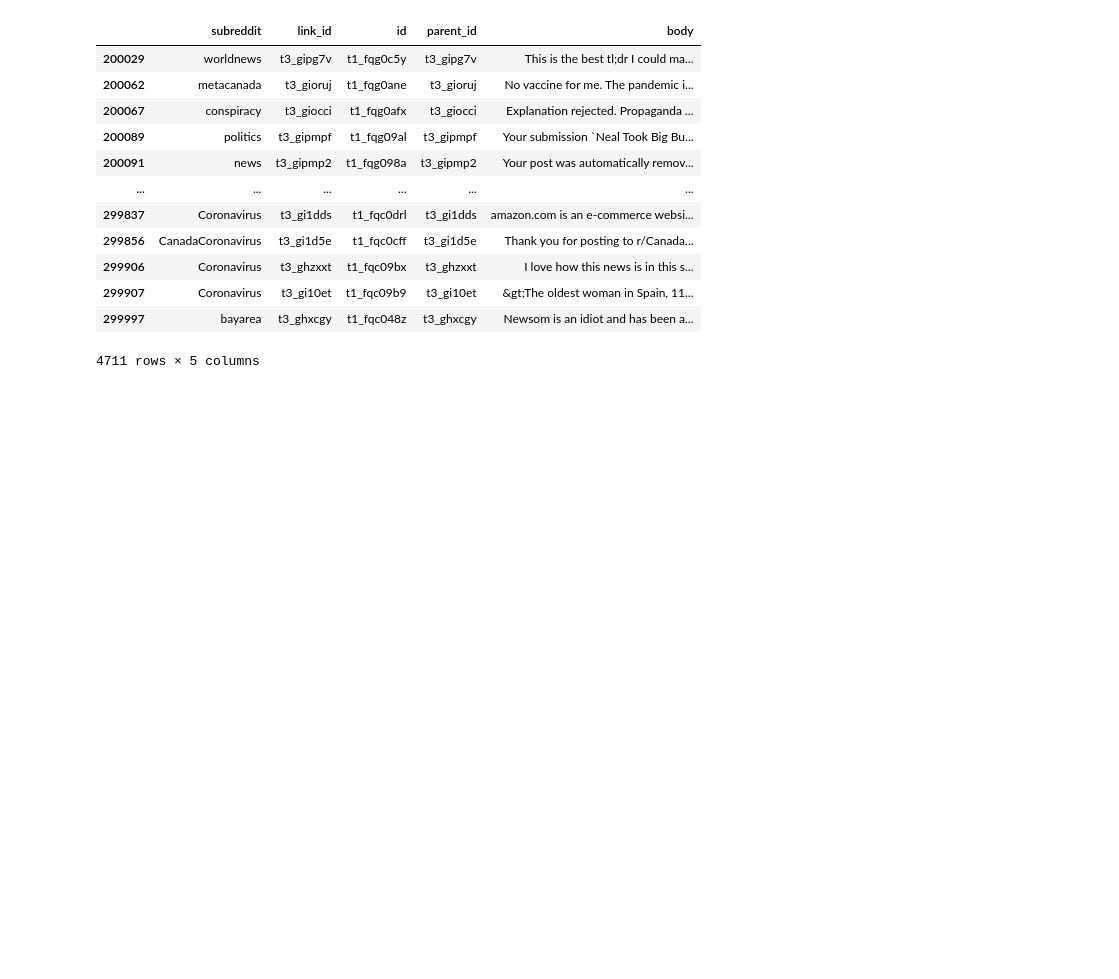
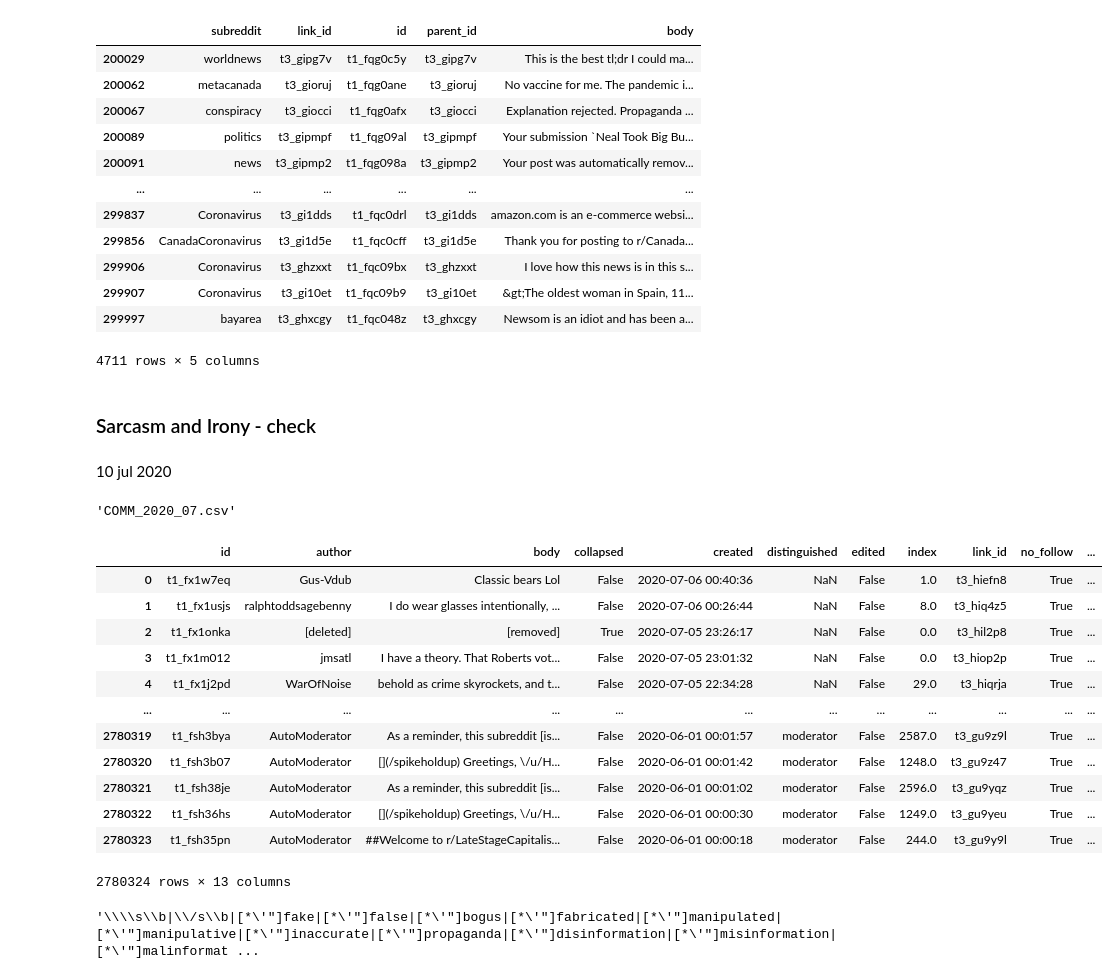
Before and after one commit to nomoteticus/reddit-disinformation, a Jupyter notebook: 3_embed/check_pos_categ.ipynb, the cells around one changed output. Cells and saved outputs as stored; diff of their text form; code cells hidden in the pictures; blank space fills up the shorter version.

Commit message:
checking missed pos

```diff
--- a/3_embed/check_pos_categ.ipynb
+++ b/3_embed/check_pos_categ.ipynb
@@ -766,3 +785,38 @@ COMM[COMM.body.str.lower().str.contains(fpm.regex_flag)]
 | 299907 | Coronavirus | t3_gi10et | t1_fqc09b9 | t3_gi10et | &gt;The oldest woman in Spain, 11... |
 | 299997 | bayarea | t3_ghxcgy | t1_fqc048z | t3_ghxcgy | Newsom is an idiot and has been a... |
 4711 rows × 5 columns
+# %% [markdown]
+### Sarcasm and Irony - check
+# %% [markdown]
+10 jul 2020
+# %%
+comm_files = sorted(re.findall('COMM_2020_[0-9][0-9].csv', ' '.join(os.listdir(rootfold+'/../output'))))
+comm_file = comm_files[len(comm_files)-1]
+comm_generator = pd.read_csv(rootfold+'/../output/'+comm_file, chunksize=100000)
+comm_file
+# %% [output]
+'COMM_2020_07.csv'
+# %%
+C
+# %% [output]
+|  | id | author | body | collapsed | created | distinguished | edited | index | link_id | no_follow | ... |
+| 0 | t1_fx1w7eq | Gus-Vdub | Classic bears Lol | False | 2020-07-06 00:40:36 | NaN | False | 1.0 | t3_hiefn8 | True | ... |
+| 1 | t1_fx1usjs | ralphtoddsagebenny | I do wear glasses intentionally, ... | False | 2020-07-06 00:26:44 | NaN | False | 8.0 | t3_hiq4z5 | True | ... |
+| 2 | t1_fx1onka | [deleted] | [removed] | True | 2020-07-05 23:26:17 | NaN | False | 0.0 | t3_hil2p8 | True | ... |
+| 3 | t1_fx1m012 | jmsatl | I have a theory. That Roberts vot... | False | 2020-07-05 23:01:32 | NaN | False | 0.0 | t3_hiop2p | True | ... |
+| 4 | t1_fx1j2pd | WarOfNoise | behold as crime skyrockets, and t... | False | 2020-07-05 22:34:28 | NaN | False | 29.0 | t3_hiqrja | True | ... |
+| ... | ... | ... | ... | ... | ... | ... | ... | ... | ... | ... | ... |
+| 2780319 | t1_fsh3bya | AutoModerator | As a reminder, this subreddit [is... | False | 2020-06-01 00:01:57 | moderator | False | 2587.0 | t3_gu9z9l | True | ... |
+| 2780320 | t1_fsh3b07 | AutoModerator | [](/spikeholdup) Greetings, \/u/H... | False | 2020-06-01 00:01:42 | moderator | False | 1248.0 | t3_gu9z47 | True | ... |
+| 2780321 | t1_fsh38je | AutoModerator | As a reminder, this subreddit [is... | False | 2020-06-01 00:01:02 | moderator | False | 2596.0 | t3_gu9yqz | True | ... |
+| 2780322 | t1_fsh36hs | AutoModerator | [](/spikeholdup) Greetings, \/u/H... | False | 2020-06-01 00:00:30 | moderator | False | 1249.0 | t3_gu9yeu | True | ... |
+| 2780323 | t1_fsh35pn | AutoModerator | ##Welcome to r/LateStageCapitalis... | False | 2020-06-01 00:00:18 | moderator | False | 244.0 | t3_gu9y9l | True | ... |
+2780324 rows × 13 columns
+# %%
+sarcasm_regex = "\\\s\\b|\\/s\\b"
+irony_regex = '|'.join(["[*'\"]" + s for s in fpm.voc.attr.false + fpm.voc.attr.propaganda + fpm.voc.obj.disinfo])
+joking_regex = '\\bjk\\b'
+sarcasm_and_irony_regex = sarcasm_regex + '|' + irony_regex + '|' + joking_regex
+sarcasm_and_irony_regex
+# %% [output]
+'\\\\s\\b|\\/s\\b|[*\'"]fake|[*\'"]false|[*\'"]bogus|[*\'"]fabricated|[*\'"]manipulated|[*\'"]manipulative|[*\'"]inaccurate|[*\'"]propaganda|[*\'"]disinformation|[*\'"]misinformation|[*\'"]malinformat ...
```
Also changed, not shown: parts of 13 cells of this notebook, 1 other file.
